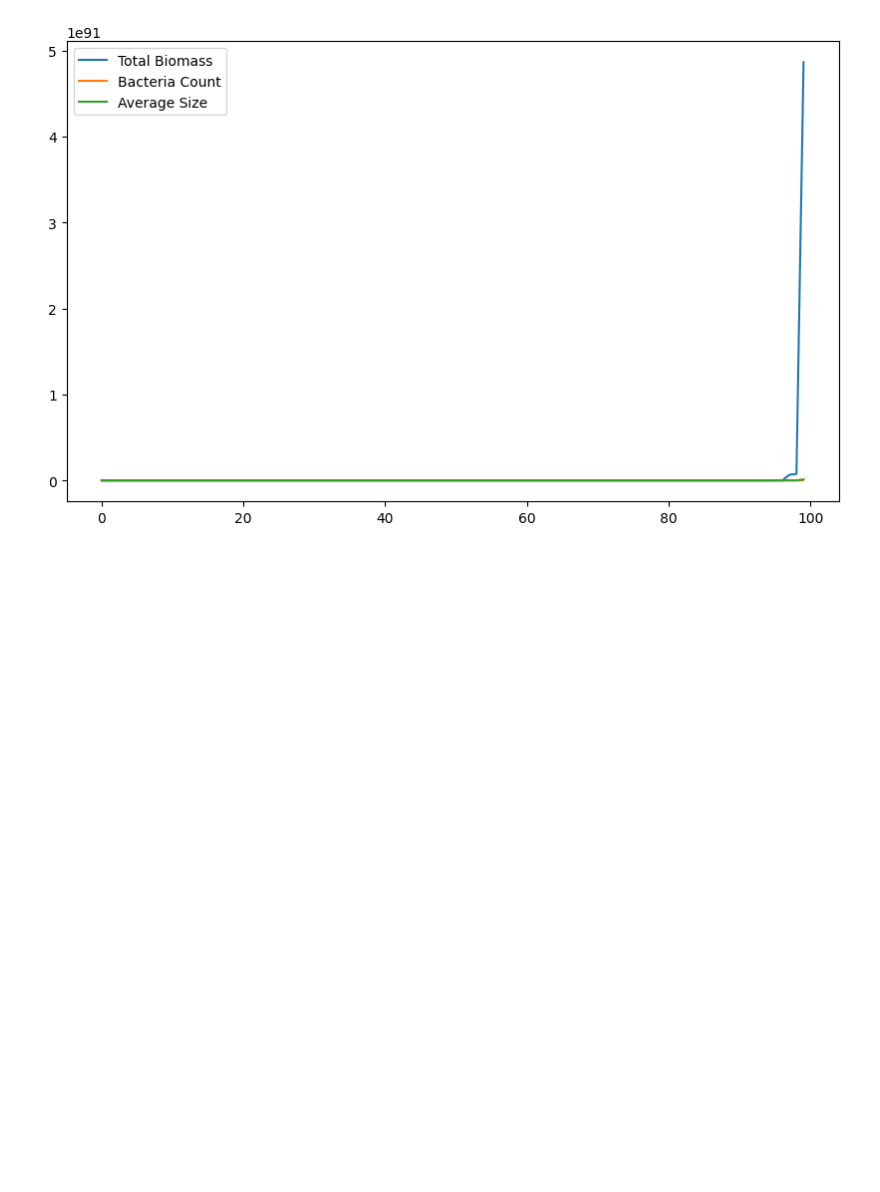
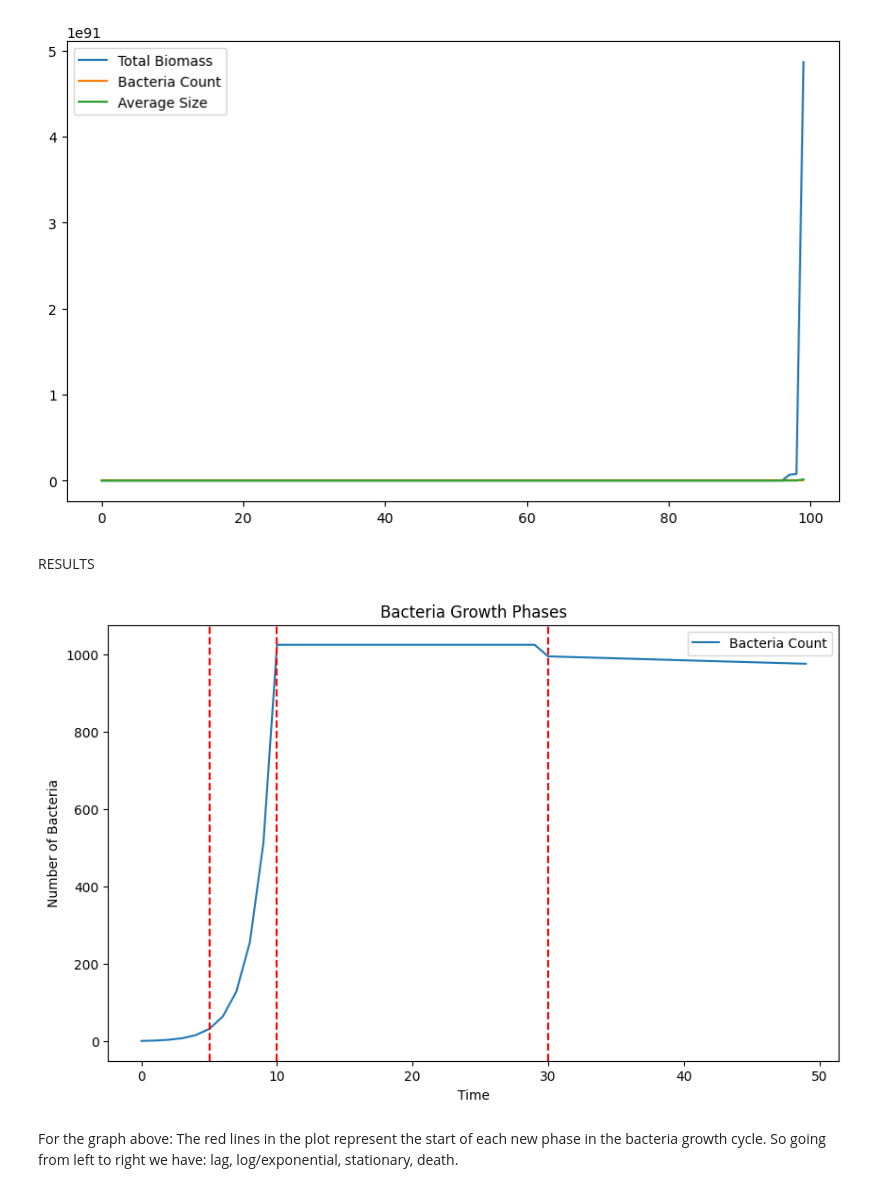
Before and after one commit to tvlpirb/gcb-antibiotics-sim, a Jupyter notebook: simulation_model/simulation.ipynb, the cells around one changed output. Cells and saved outputs as stored; diff of their text form; code cells hidden in the pictures; blank space fills up the shorter version.

Commit message:
Results and graph

```diff
--- a/simulation_model/simulation.ipynb
+++ b/simulation_model/simulation.ipynb
@@ -256,3 +256,5 @@ plt.legend()
 plt.show()
 # %% [output]
 [figure]
+# %% [markdown]
+RESULTS
@@ -258,0 +578,31 @@ plt.show()
+# %%
+import matplotlib.pyplot as plt
+
+# Hypothetical data
+time = list(range(0, 50))  # Time points from 0 to 49
+bacteria_count = [2**t for t in time if t < 10] + [2**10 for t in time if t >= 10 and t < 30] + [2**10 - t for t in time if t >= 30]  # Exponential growth, then stationary, then death
+phases = ['lag' if t < 5 else 'log' if t < 10 else 'stationary' if t < 30 else 'death' for t in time]  # Different phases of bacterial growth
+
+plt.figure(figsize=(10, 6))
+
+# Plot time against bacteria count
+plt.plot(time, bacteria_count, label='Bacteria Count')
+
+# Add vertical lines indicating the start of each phase
+for i in range(len(phases)):
+    if i > 0 and phases[i] != phases[i-1]:
+        plt.axvline(x=time[i], color='r', linestyle='--')
+
+# Add labels and title
+plt.xlabel('Time')
+plt.ylabel('Number of Bacteria')
+plt.title('Bacteria Growth Phases')
+plt.legend()
+
+# Show the plot
+plt.show()
+# %% [output]
+[figure, added]
+# %% [markdown]
+For the graph above:
+The red lines in the plot represent the start of each new phase in the bacteria growth cycle. So going from left to right we have: lag, log/exponential, stationary, death.
```
Also changed, not shown: parts of 1 cell of this notebook.
